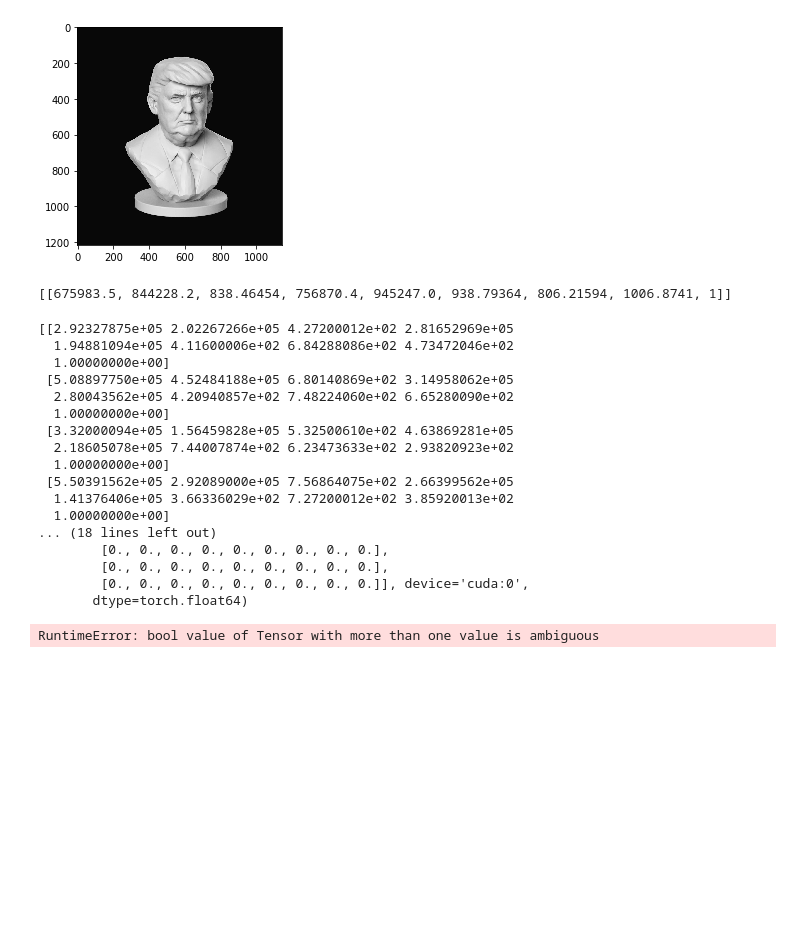
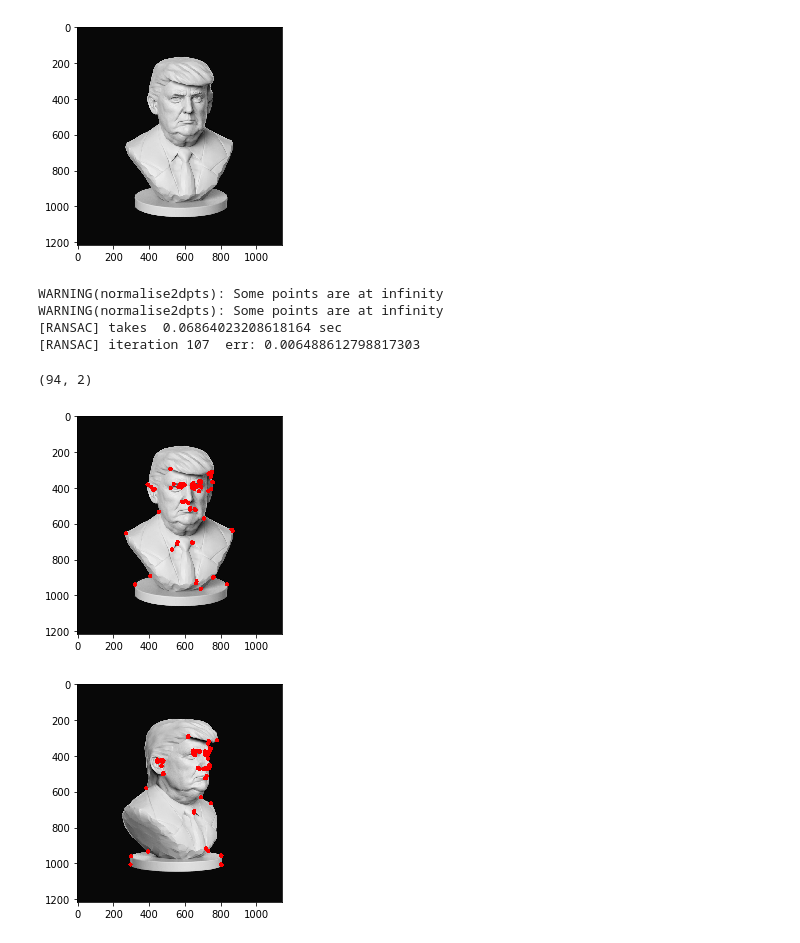
Before and after one commit to MarvinChung/simple-implementation-of-structure-from-motion-and-multi-view-stereo-by-python, a Jupyter notebook: debug.ipynb, the cells around one changed output. Drawn from its saved outputs; the diff is of its cells as text; code cells hidden in the pictures; blank space fills up the shorter version.

Commit message:
eight point algorithm completed

```diff
--- a/debug.ipynb
+++ b/debug.ipynb
@@ -68,23 +68,3 @@ plt.show()
 [[838.46454 938.79364]]
 [[ 806.21594 1006.8741 ]]
 [figure]
-# %%
-def transform(a,b):
-    #####
-    #input shape: [batch, [x, y]]
-    #return: list
-    #        shape: [batch, [x1*x2, x1*y2, x1, y1*x2, y1*y2, y1, x2, y2, 1]]
-    #####
-    mat = []
-    assert(len(a)==len(b))
-    for i in range(len(a)):
-        x1 = a[i][0]
-        y1 = a[i][1]
-        x2 = b[i][0]
-        y2 = b[i][1]
-        mat.append([x1*x2, x1*y2, x1, y1*x2, y1*y2, y1, x2, y2, 1])
-    return mat
-
-print(transform(cv2.KeyPoint_convert([kp1[matches[0].trainIdx]]), cv2.KeyPoint_convert([kp2[matches[0].queryIdx]])))
-# %% [output]
-[[675983.5, 844228.2, 838.46454, 756870.4, 945247.0, 938.79364, 806.21594, 1006.8741, 1]]
@@ -149,27 +225,31 @@ def RANSAC(data, k, device = 'cuda' if torch.cuda.is_available() else 'cpu'):
 # %%
-a = cv2.KeyPoint_convert([kp1[matches[i].trainIdx] for i in range(len(matches))])
-b = cv2.KeyPoint_convert([kp2[matches[i].queryIdx] for i in range(len(matches))])
-data = transform(a, b)
-RANSAC(data, 10)
+trainPoints = cv2.KeyPoint_convert([kp1[matches[i].trainIdx] for i in range(len(matches))])
+queryPoints = cv2.KeyPoint_convert([kp2[matches[i].queryIdx] for i in range(len(matches))])
+F, train_inliers, query_inliers, ind = RANSAC(trainPoints, queryPoints, max_iter_times = 1000000)
+#print(F)
 # %% [output]
-[[2.92327875e+05 2.02267266e+05 4.27200012e+02 2.81652969e+05
-  1.94881094e+05 4.11600006e+02 6.84288086e+02 4.73472046e+02
-  1.00000000e+00]
- [5.08897750e+05 4.52484188e+05 6.80140869e+02 3.14958062e+05
-  2.80043562e+05 4.20940857e+02 7.48224060e+02 6.65280090e+02
-  1.00000000e+00]
- [3.32000094e+05 1.56459828e+05 5.32500610e+02 4.63869281e+05
-  2.18605078e+05 7.44007874e+02 6.23473633e+02 2.93820923e+02
-  1.00000000e+00]
- [5.50391562e+05 2.92089000e+05 7.56864075e+02 2.66399562e+05
-  1.41376406e+05 3.66336029e+02 7.27200012e+02 3.85920013e+02
-  1.00000000e+00]
-... (18 lines left out)
-        [0., 0., 0., 0., 0., 0., 0., 0., 0.],
-        [0., 0., 0., 0., 0., 0., 0., 0., 0.],
-        [0., 0., 0., 0., 0., 0., 0., 0., 0.]], device='cuda:0',
-       dtype=torch.float64)
+WARNING(normalise2dpts): Some points are at infinity
+WARNING(normalise2dpts): Some points are at infinity
+[RANSAC] takes  0.06864023208618164 sec
+[RANSAC] iteration 107  err: 0.006488612798817303
-RuntimeError: bool value of Tensor with more than one value is ambiguous
+# %%
+print(np.array(train_inliers).shape)
+# %% [output]
+(94, 2)
+# %%
+imageA = img1.copy()
+imageB = img2.copy()
+for i in train_inliers:
+    imageA = cv2.circle(imageA , (int(i[0]), int(i[1])), 2, (255, 0, 0), 20)
+plt.imshow(imageA)
+plt.show()
+for i in query_inliers:
+    imageB = cv2.circle(imageB , (int(i[0]), int(i[1])), 2, (255, 0, 0), 20)
+plt.imshow(imageB)
+plt.show()
+# %% [output]
+[figure, added]
+[figure, added]
 # %%
 # def sift_feature(image, device = 'cuda' if torch.cuda.is_available() else 'cpu'):
 #     print("image shape:",image.shape, )
```
Also changed, not shown: parts of 2 cells of this notebook.
